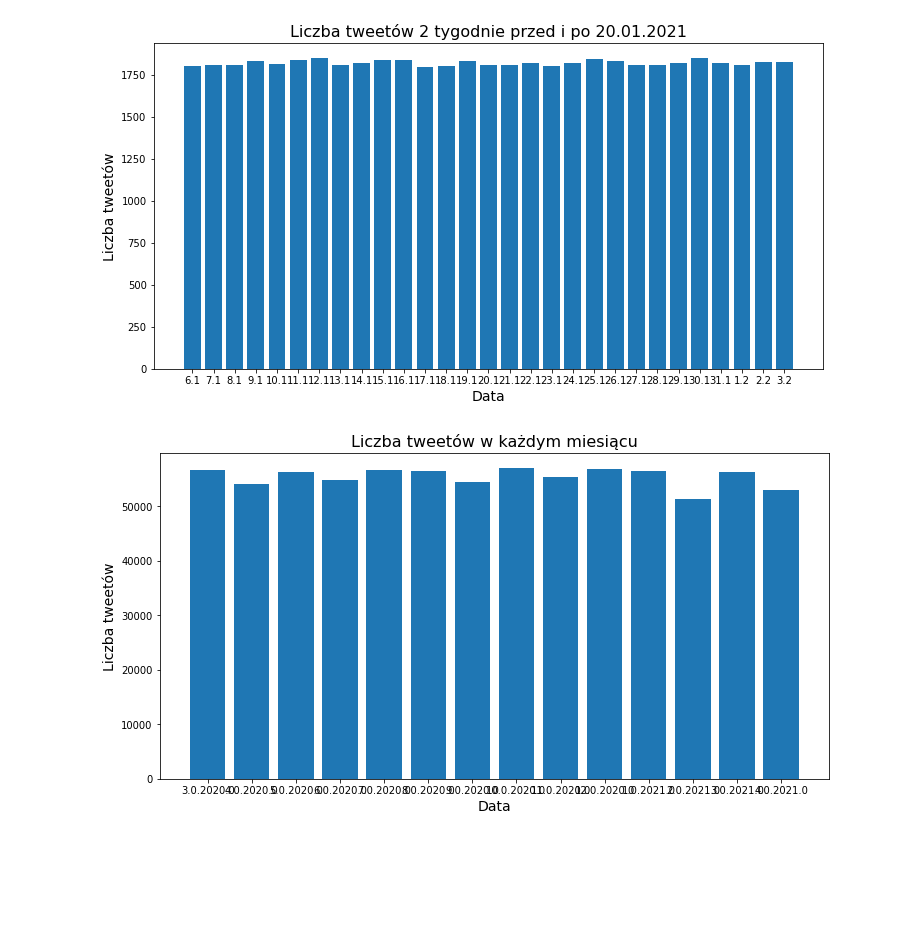
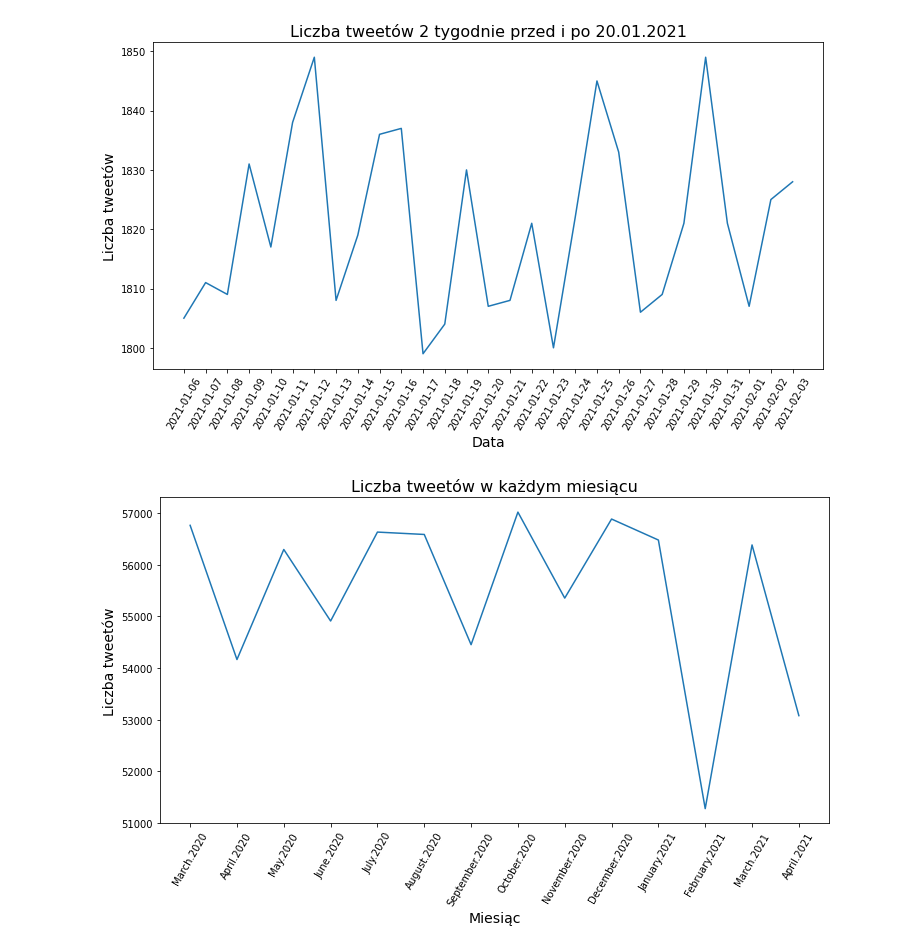
Before and after one commit to piaskowyk/twitter-posts-analysis, a Jupyter notebook: notebooks/3.ipynb, the cells around one changed output. Cells and saved outputs as stored; diff of their text form; code cells hidden in the pictures; blank space fills up the shorter version.

```diff
--- a/notebooks/3.ipynb
+++ b/notebooks/3.ipynb
@@ -18,15 +20,17 @@ db = connection.cursor(cursor_factory=psycopg2.extras.RealDictCursor)
 # %%
 def getAll(query):
     db.execute(query)
-    return db.fetchall()
+    return pd.DataFrame(data=db.fetchall())
 # %%
 def plot_bar(xs, ys, xlabel, ylabel, tittle, file_name, color="blue"):
     plt.figure(figsize=(12, 6))
-    plt.bar(xs, ys)
-    plt.savefig(f'file_name.png')
+    plt.plot(xs, ys)
+    plt.savefig(f'{file_name}.png')
     plt.ylabel(ylabel, size=14)
     plt.xlabel(xlabel, size=14)
+    plt.xticks(xs, rotation=60)
     plt.title(tittle, size=16)
+    plt.grid(linestyle='-', linewidth=1)
     plt.show()
 # %%
 result = getAll(
@@ -121,25 +115,23 @@ plot_bar(days, values, "Data", "Liczba tweetów", "Liczba tweetów 2 tygodnie pr
 # %%
 result = getAll(
     """
-select count(*) as "liczba tweetów", date(created_at) as "dzień"
+select count(*) as "Liczba tweetów", date(created_at) as "Data"
 from tweet
 group by date(created_at), type
 having date(created_at) >= date('01.06.2021')
    and date(created_at) <= date('02.03.2021')
    and type = 1;
    """
 )
 
-days = [f"{elem['dzień'].day}.{elem['dzień'].month}" for elem in result]
-values = [int(elem["liczba tweetów"]) for elem in result]
-plot_bar(days, values, "Data", "Liczba tweetów", "Liczba tweetów 2 tygodnie przed i po 20.01.2021",
+plot_bar(result['Data'], result['Liczba tweetów'], "Data", "Liczba tweetów", "Liczba tweetów 2 tygodnie przed i po 20.01.2021",
          "tweets_daily_6.png")
 # %% [output]
-[figure, old version]
+[figure, new version]
 # %%
 result = getAll(
     """
-select count(*) as "liczba tweetów", date_part('month', created_at) as miesiac, date_part('year', created_at) as rok
+select count(*) as "Liczba tweetów", date_part('month', created_at) as "Miesiąc", date_part('year', created_at) as rok
 from tweet
 group by date_part('month', created_at), date_part('year', created_at), type
 having type = 1
@@ -147,9 +139,9 @@ order by date_part('year', created_at), date_part('month', created_at);
    """
 )
 
-days = [f"{elem['miesiac']}.{elem['rok']}" for elem in result]
-values = [int(elem["liczba tweetów"]) for elem in result]
-plot_bar(days, values, "Data", "Liczba tweetów", "Liczba tweetów w każdym miesiącu",
+xs = [f'{str(calendar.month_name[int(e)])}.{int(y)}' for e, y in zip(result['Miesiąc'], result['rok'])]
+
+plot_bar(xs, result['Liczba tweetów'], "Miesiąc", "Liczba tweetów", "Liczba tweetów w każdym miesiącu",
          "tweets_daily_7.png")
 # %% [output]
-[figure, old version]
+[figure, new version]
```
Also changed, not shown: parts of 6 cells of this notebook, 2 other files.
